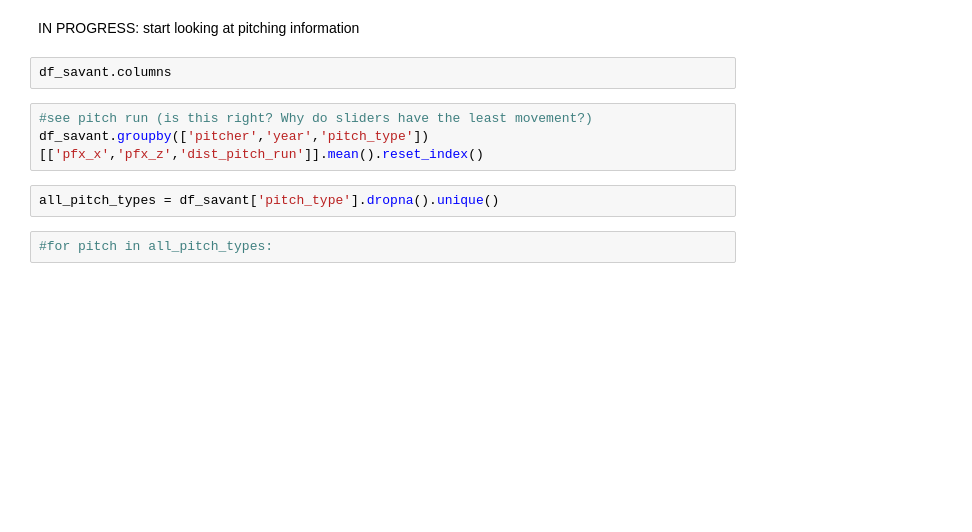
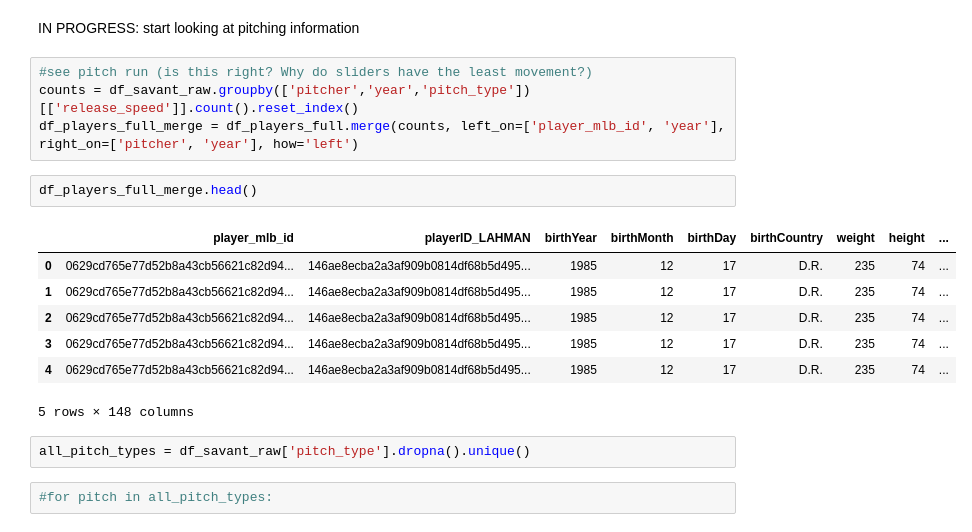
Before and after one commit to etienne-busnel/Cincinnati-Reds-Hackathon-2025, a Jupyter notebook: Player_Information.ipynb, the cells around one changed output. Cells and saved outputs as stored; diff of their text form; blank space fills up the shorter version.

```diff
--- a/Player_Information.ipynb
+++ b/Player_Information.ipynb
@@ -771,12 +811,21 @@ for i in df_players_full.columns:
 # %% [markdown]
 IN PROGRESS: start looking at pitching information
-# %%
-df_savant.columns
 # %%
 #see pitch run (is this right? Why do sliders have the least movement?)
-df_savant.groupby(['pitcher','year','pitch_type'])[['pfx_x','pfx_z','dist_pitch_run']].mean().reset_index()
+counts = df_savant_raw.groupby(['pitcher','year','pitch_type'])[['release_speed']].count().reset_index()
+df_players_full_merge = df_players_full.merge(counts, left_on=['player_mlb_id', 'year'], right_on=['pitcher', 'year'], how='left')
+# %%
+df_players_full_merge.head()
+# %% [output]
+|  | player_mlb_id | playerID_LAHMAN | birthYear | birthMonth | birthDay | birthCountry | weight | height | ... |
+| 0 | 0629cd765e77d52b8a43cb56621c82d94... | 146ae8ecba2a3af909b0814df68b5d495... | 1985 | 12 | 17 | D.R. | 235 | 74 | ... |
+| 1 | 0629cd765e77d52b8a43cb56621c82d94... | 146ae8ecba2a3af909b0814df68b5d495... | 1985 | 12 | 17 | D.R. | 235 | 74 | ... |
+| 2 | 0629cd765e77d52b8a43cb56621c82d94... | 146ae8ecba2a3af909b0814df68b5d495... | 1985 | 12 | 17 | D.R. | 235 | 74 | ... |
+| 3 | 0629cd765e77d52b8a43cb56621c82d94... | 146ae8ecba2a3af909b0814df68b5d495... | 1985 | 12 | 17 | D.R. | 235 | 74 | ... |
+| 4 | 0629cd765e77d52b8a43cb56621c82d94... | 146ae8ecba2a3af909b0814df68b5d495... | 1985 | 12 | 17 | D.R. | 235 | 74 | ... |
+5 rows × 148 columns
 # %%
-all_pitch_types = df_savant['pitch_type'].dropna().unique()
+all_pitch_types = df_savant_raw['pitch_type'].dropna().unique()
 # %%
 #for pitch in all_pitch_types:
 # %%
```
Also changed, not shown: parts of 9 cells of this notebook.
